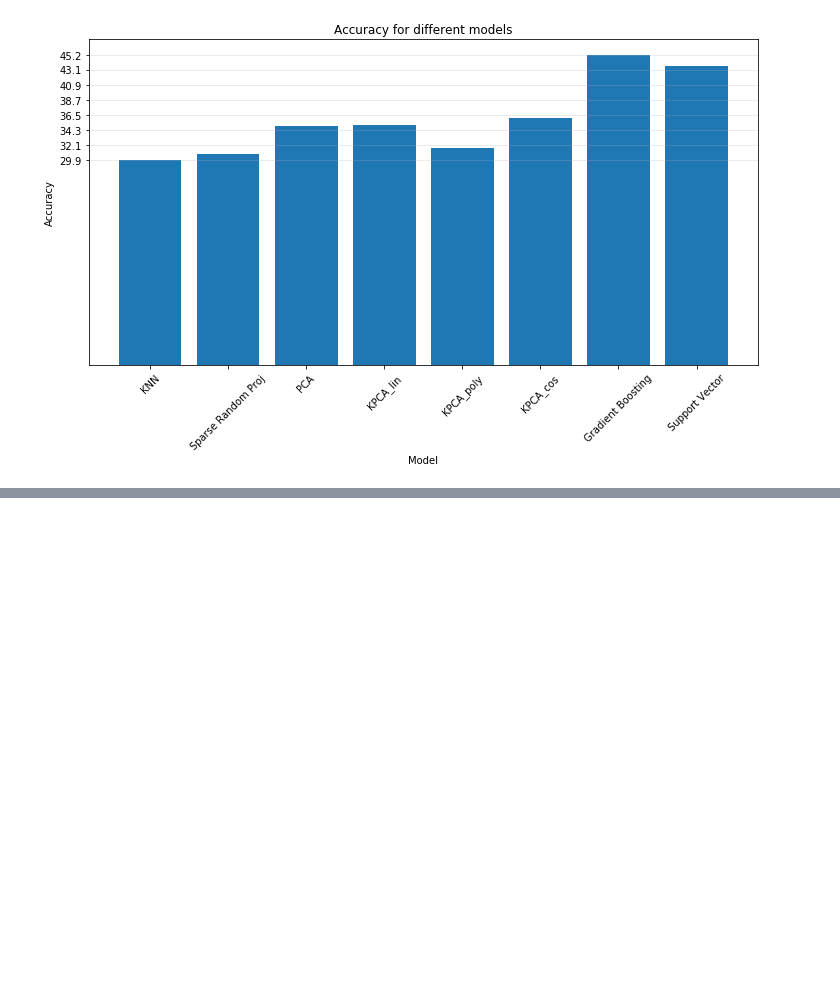
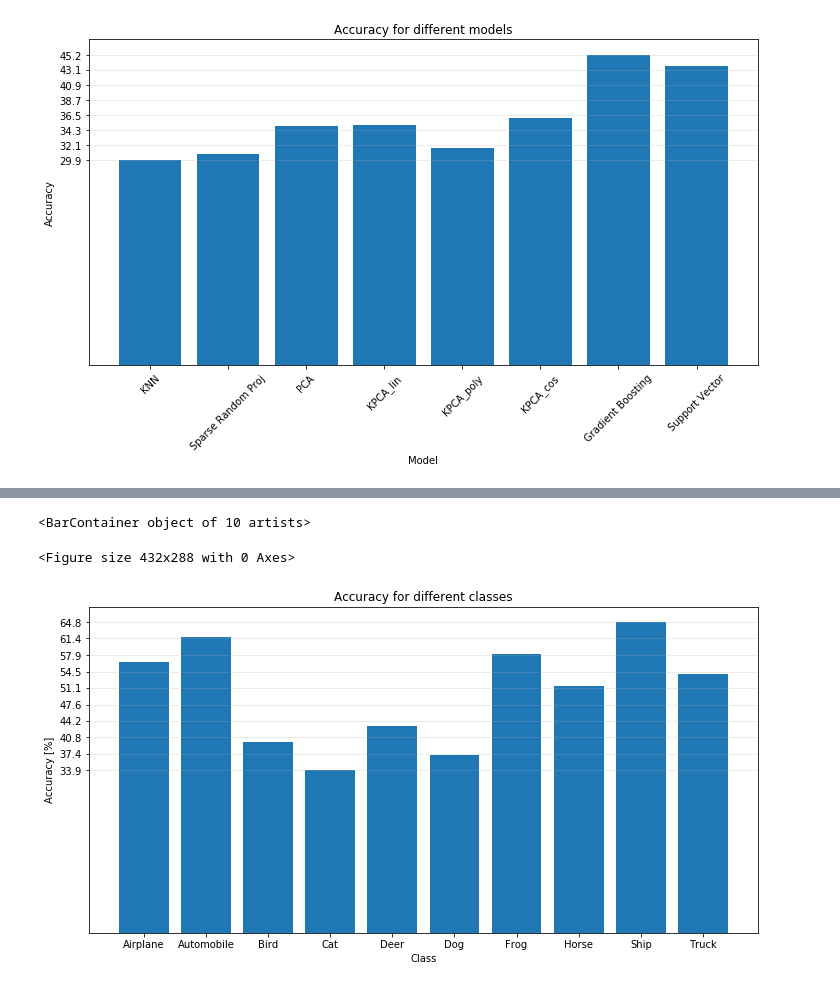
Before and after one commit to jgrodzicki/cifar_image_classification, a Jupyter notebook: PROJECT.ipynb, the cells around one changed output, grey strips where cells are left out. Cells and saved outputs as stored; diff of their text form; code cells hidden in the pictures; blank space fills up the shorter version.

```diff
--- a/PROJECT.ipynb
+++ b/PROJECT.ipynb
@@ -359,0 +364,11 @@ plt.show()
+# %%
+preds = open('preds.txt').read()[1:-1].split(', ')
+true_labels = open('true_labels.txt').read()[1:-1].split(', ')
+labels = ['Airplane', 'Automobile', 'Bird', 'Cat', 'Deer', 'Dog', 'Frog', 'Horse', 'Ship', 'Truck']
+# %%
+conf_matrix = confusion_matrix(true_labels, preds)
+acc = np.round(np.count_nonzero(np.array(true_labels) == np.array(preds)) / len(preds), 2)
+
+print(f'Accuracy: {acc}')
+print(f'Confusion matrix:\n{conf_matrix}')
+print('\nClasses:\n' + ', '.join(labels))
@@ -359,0 +405,17 @@ plt.show()
+# %%
+xs = list(labels)
+ys = list(np.diag(conf_matrix) / np.sum(conf_matrix, axis=1)* 100)
+plt.figure()
+plt.subplots(figsize=(12, 6))
+plt.title('Accuracy for different classes')
+plt.xlabel('Class')
+plt.ylabel('Accuracy [%]')
+plt.xticks(np.arange(len(xs)), labels=xs)
+plt.yticks(np.round(np.linspace(min(ys), max(ys), min(10, len(ys))), 1))
+plt.grid(axis='both', alpha=0.3)
+plt.grid(axis='x', alpha=0)
+plt.bar(xs, height=ys)
+# %% [output]
+<BarContainer object of 10 artists>
+<Figure size 432x288 with 0 Axes>
+[figure, added]
```
Also changed, not shown: parts of 4 cells of this notebook, 1 other file.
